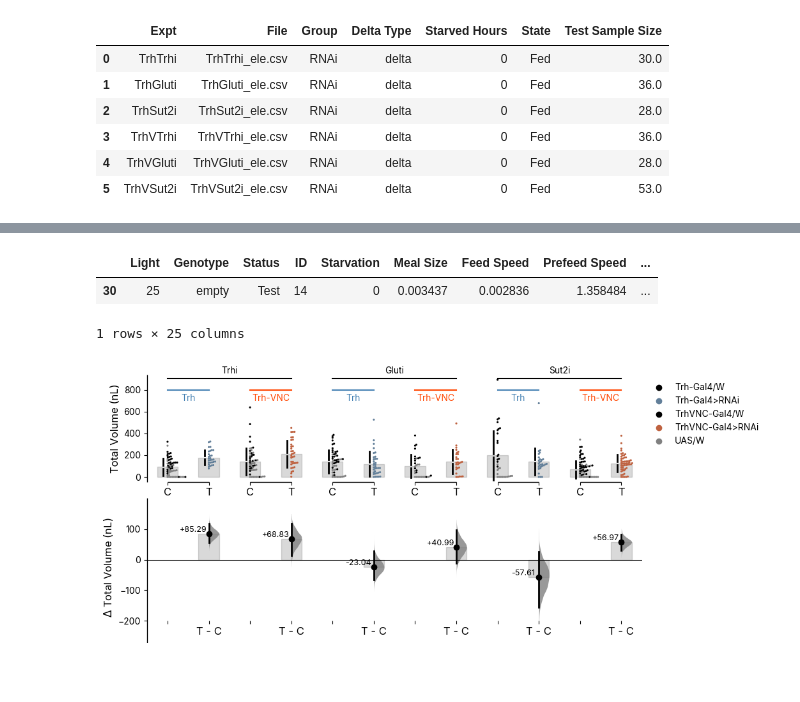
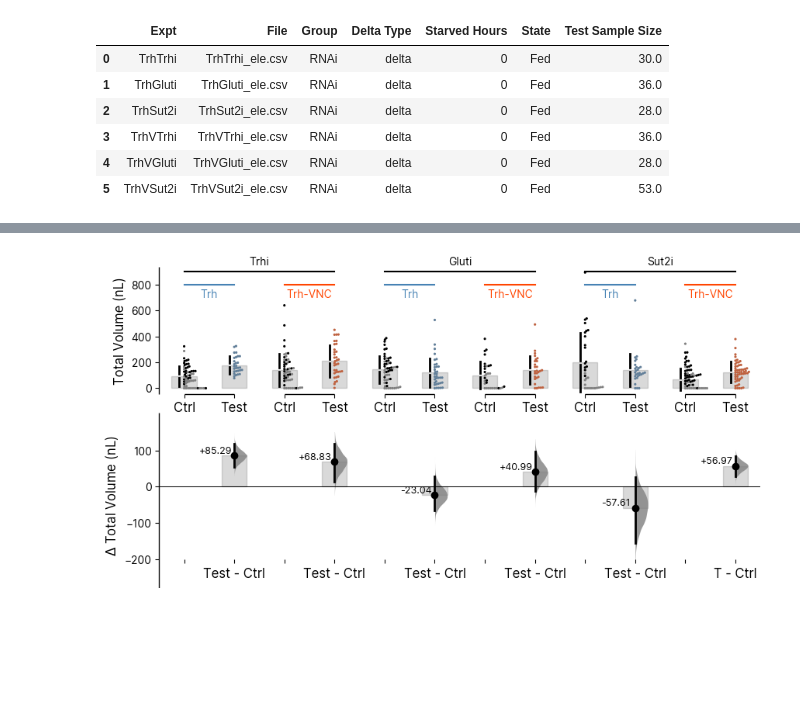
Before and after one commit to sangyu/Holophenotype5HT, a Jupyter notebook: nbs/01_Figures/07_Survival_and_RNAi.ipynb.ipynb, the cells around one changed output, grey strips where cells are left out. Cells and saved outputs as stored; diff of their text form; code cells hidden in the pictures; blank space fills up the shorter version.

```diff
--- a/nbs/01_Figures/07_Survival_and_RNAi.ipynb.ipynb
+++ b/nbs/01_Figures/07_Survival_and_RNAi.ipynb.ipynb
@@ -56,5 +60,5 @@ No artists with labels found to put in legend.  Note that artists whose label st
 # %%
-starve1 = pd.read_csv('/Users/sangyuxu/Library/Mobile Documents/com~apple~CloudDocs/EspressoManu/DataforFigures/Starvation Resistance/starve.csv',delimiter=',')
+starve1 = pd.read_csv('/Users/xusy/Library/Mobile Documents/com~apple~CloudDocs/EspressoManu/DataforFigures/Starvation Resistance/starve.csv',delimiter=',')
 df = pd.melt(starve1, id_vars=['Day'], value_vars= starve1.columns[1::], value_name='count', var_name = 'genotype')
 df['total'] = [df.loc[df['genotype'] == df.iloc[n]['genotype']]['count'].max() for n in range(len(df))]
 df1 = pd.DataFrame(np.nan, index=df.index, columns=np.arange(0, df.total.max(), 1))
@@ -109,9 +113,9 @@ plt.plot(starvePerc)
 # %%
 setFont('inter', 12)
 
-f = plt.figure(figsize = (6, 3))
-palette = {'R50Csch':'deeppink', 'R50;W':'lightsteelblue', 'TrhCsch':'tomato', 'W-Trh':'darkcyan', 'W-C':'gray', 'TrhVNCCsch':'red',
-       'W-VNCCsch':'orchid'}
+f = plt.figure(figsize = (8, 3))
+palette = {'R50H05>Chr':'deeppink', 'W;R50H05':'lightsteelblue', 'Trh>Chr':'tomato', 'W;Trh':'darkcyan', 'W;Chr':'gray', 'Trh>VNC-Chr':'red',
+       'W;VNC-Chr':'orchid'}
 zorder_list = {0: 10, 1:1, 2:2, 3:3, 4:4, 5:20, 6:6}
 for i in range(7):
     df_t_sub = df_t.loc[df_t.genotype==starvePerc.columns[i]].drop(['genotype', 'count', 'total'], axis = 1)
@@ -137,7 +141,7 @@ f.axes[0].spines[['right', 'top']].set_visible(False)
 f.axes[0].text(0.5, 1.15, 'Light Off', ha = 'center', va = 'center', color = 'dimgray', weight = 'bold')
 f.axes[0].text(3, 1.15, 'Light On', ha = 'center', va = 'center', color = 'dimgray', weight = 'bold')
 f.axes[0].text(2.5, 1.25, '2% Agarose', ha = 'center', va = 'center', color = 'dimgray', weight = 'bold')
-plt.legend(fontsize = 8, loc='upper right', bbox_to_anchor=(1, .8))
+plt.legend(fontsize = 9, loc='lower left', bbox_to_anchor=(.015, .1), frameon = False)
 plt.ylabel('Proportion Surviving', weight = 'bold')
 plt.xlabel('Day', weight = 'bold')
 plt.savefig('starvecurve.png', dpi = 300)
@@ -153,24 +154,25 @@ import dabest
 import pandas
 setFont('inter', 9)
 f, axes = plt.subplots(nrows=1, ncols=2,
-                      figsize=(7.5, 3),
-                      gridspec_kw={'wspace': 1
-                                   , 'hspace': .5} # ensure proper width-wise spacing.
+                      figsize=(7.5, 2.8),
+                      gridspec_kw={'wspace': 1, 'hspace': .5} # ensure proper width-wise spacing.
                      )
-fedstarved = pd.read_csv('/Users/sangyuxu/Library/Mobile Documents/com~apple~CloudDocs/EspressoManu/DataforFigures/Starvation Resistance/Fed_Starved.csv',delimiter=',')
+fedstarved = pd.read_csv('/Users/xusy/Library/Mobile Documents/com~apple~CloudDocs/EspressoManu/DataforFigures/Starvation Resistance/Fed_Starved.csv',delimiter=',')
 fedstarved.columns
 setFont('inter', 10)
 
 brain = fedstarved.loc[fedstarved['Region']== 'Brain']
 brain_nc82_contrast = dabest.load(brain, x = 'Starvation', y = 'Normalized 5HT intensity', idx = ('Fed', 'Starved'))
 brain_nc82_contrast.mean_diff.plot(fig_size = (4,3), swarm_ylim = [0, 1.75], ax = axes[0],
-                                  custom_palette = {'Fed':'lightsteelblue', 'Starved':'steelblue'});
+                                  custom_palette = {'Fed':'lightsteelblue', 'Starved':'steelblue'},
+                                  es_marker_size = 6);
 
 
 vnc = fedstarved.loc[fedstarved['Region']== 'VNC']
 vnc_nc82_contrast = dabest.load(vnc, x = 'Starvation', y = 'Normalized 5HT intensity', idx = ('Fed', 'Starved'))
 vnc_nc82_contrast.mean_diff.plot(fig_size = (4,3), swarm_ylim = [0, 1.75], ax = axes[1],
-                                  custom_palette = {'Fed':'lightsteelblue', 'Starved':'orangered'});
+                                  custom_palette = {'Fed':'lightsteelblue', 'Starved':'orangered'},
+                                  es_marker_size = 6);
 vnc_5ht_contrast = dabest.load(vnc, x = 'Starvation', y = '5HT Intensity', idx = ('Fed', 'Starved'))
 titles = ['Mid-brain','VNC']
 
@@ -205,17 +207,3 @@ fullMetaData
 | 3 | TrhVTrhi | TrhVTrhi_ele.csv | RNAi | delta | 0 | Fed | 36.0 |
 | 4 | TrhVGluti | TrhVGluti_ele.csv | RNAi | delta | 0 | Fed | 28.0 |
 | 5 | TrhVSut2i | TrhVSut2i_ele.csv | RNAi | delta | 0 | Fed | 53.0 |
-# %%
-fig6b, axes = plt.subplots(2, 3, figsize = [12, 6])
-for i in fullMetaData.index:
-    c = dabest.load(data = dataDict[fullMetaData.iloc[i, 0]], x = 'Status', y  = 'Volume', idx = ['Ctrl', 'Test'])
-    if i <3:
-        palette = {'Ctrl': 'gray', 'Test': 'steelblue'}
-    else:
-        palette = {'Ctrl': 'gray', 'Test': 'violet'}
-
-    f = c.mean_diff.plot(ax = axes.flatten()[i], contrast_bars_kwargs= {'alpha':.05},  swarm_bars_kwargs={'alpha':.05}, custom_palette = palette, raw_marker_size=.4,es_marker_size=6, swarm_ylim=[-0.05, 0.56])
-    axes.flatten()[i].set_title(fullMetaData.iloc[i].Expt,font = 'inter', size = 10, weight = 'bold')
-fig6b.tight_layout(w_pad=12)
-fig6b.savefig(figurepath+'/images/RNAi.svg', bbox_inches='tight')
-fig6b.savefig(figurepath+'/images/RNAi.png', dpi = 300, bbox_inches='tight')
@@ -224,9 +210,3 @@ fig6b.savefig(figurepath+'/images/RNAi.png', dpi = 300, bbox_inches='tight')
-# %%
-rnaidf.loc[rnaidf['Genotype']=='empty']
-# %% [output]
-|  | Light | Genotype | Status | ID | Starvation | Meal Size | Feed Speed | Prefeed Speed | ... |
-| 30 | 25 | empty | Test | 14 | 0 | 0.003437 | 0.002836 | 1.358484 | ... |
-1 rows × 25 columns
 # %%
 # fig6b, axes = plt.subplots(2, 3, figsize = [12, 6])
 %run 001_ContrastPlotkwargs.ipynb
@@ -260,33 +240,33 @@ rnaigenopalette = {'w1118; uas-trhi':'gray', 'w1118; trh-gal4':'k', 'trh-gal4>ua
        'trhvnc-gal4<uas-gluti40904':'orangered', 'trh-vnc-gal4>uas-sut2rnai':'orangered'}
 rnaigenoreducedpalette = {'UAS/W':'gray', 'Trh-Gal4/W':'k', 'Trh-Gal4>RNAi':'steelblue',
        'TrhVNC-Gal4/W':'k', 'TrhVNC-Gal4>RNAi':'orangered',}
 rnaiC= dabest.load(rnaidf, x = 'StatusExpt', y = 'Volume', idx = idx)
 frnaiC = rnaiC.mean_diff.plot(color_col = 'GenoReduced', fig_size=(10, 5), custom_palette= rnaigenoreducedpalette, delta_text_kwargs =dt_kwargs, contrast_bars_kwargs= cb_kwargs, swarm_bars_kwargs= sb_kwargs, raw_marker_size=rm_size,   es_marker_size= es_size,)
-frnaiC.axes[0].set_xticklabels(['C', 'T', 'C', 'T', 'C', 'T', 'C', 'T', 'C', 'T', 'C', 'T'])
-frnaiC.axes[1].set_xticklabels(['', 'T - C', '', 'T - C', '', 'T - C','', 'T - C', '', 'T - C','', 'T - C',])
+frnaiC.axes[0].set_xticklabels(['Ctrl', 'Test', 'Ctrl', 'Test', 'Ctrl', 'Test', 'Ctrl', 'Test', 'Ctrl', 'Test', 'Ctrl', 'Test'])
+frnaiC.axes[1].set_xticklabels(['', 'Test - Ctrl', '', 'Test - Ctrl', '', 'Test - Ctrl','', 'Test - Ctrl', '', 'Test - Ctrl','', 'T - Ctrl',])
 frnaiC.axes[0].plot([0, 1], [800, 800], color = 'steelblue')
 frnaiC.axes[0].plot([2, 3], [800, 800], color = 'orangered')
 frnaiC.axes[0].plot([4, 5], [800, 800], color = 'steelblue')
 frnaiC.axes[0].plot([6, 7], [800, 800], color = 'orangered')
 frnaiC.axes[0].plot([8, 9], [800, 800], color = 'steelblue')
 frnaiC.axes[0].plot([10, 11], [800, 800], color = 'orangered')
 frnaiC.axes[0].plot([0, 3], [900, 900], color = 'k')
 frnaiC.axes[0].plot([4, 7], [900, 900], color = 'k')
 frnaiC.axes[0].plot([8, 11], [900, 900], color = 'k')
 frnaiC.axes[0].text(.5, 700, 'Trh', ha =  'center', color = 'steelblue')
 frnaiC.axes[0].text(2.5, 700, 'Trh-VNC', ha =  'center', color = 'orangered')
 frnaiC.axes[0].text(4.5, 700, 'Trh', ha =  'center', color = 'steelblue')
 frnaiC.axes[0].text(6.5, 700, 'Trh-VNC', ha =  'center', color = 'orangered')
 frnaiC.axes[0].text(8.5, 700, 'Trh', ha =  'center', color = 'steelblue')
 frnaiC.axes[0].text(10.5, 700, 'Trh-VNC', ha =  'center', color = 'orangered')
 frnaiC.axes[0].text(1.5, 950, 'Trhi', ha =  'center', color = 'k')
 frnaiC.axes[0].text(5.5, 950, 'Gluti', ha =  'center', color = 'k')
 frnaiC.axes[0].text(9.5, 950, 'Sut2i', ha =  'center', color = 'k')
 frnaiC.axes[0].set_ylabel('Total Volume (nL)')
 frnaiC.axes[1].set_ylabel('$\Delta$ Total Volume (nL)')
 frnaiC.axes[1].set_ylim(-200, 150)
 frnaiC.tight_layout(w_pad=12)
 frnaiC.savefig(figurepath+'/images/RNAi.svg', bbox_inches='tight')
 frnaiC.savefig(figurepath+'/images/RNAi.png', dpi = 300, bbox_inches='tight')
 # %% [output]
-[figure, old version]
+[figure, new version]
```
Also changed, not shown: parts of 13 cells of this notebook, 22 other files.
